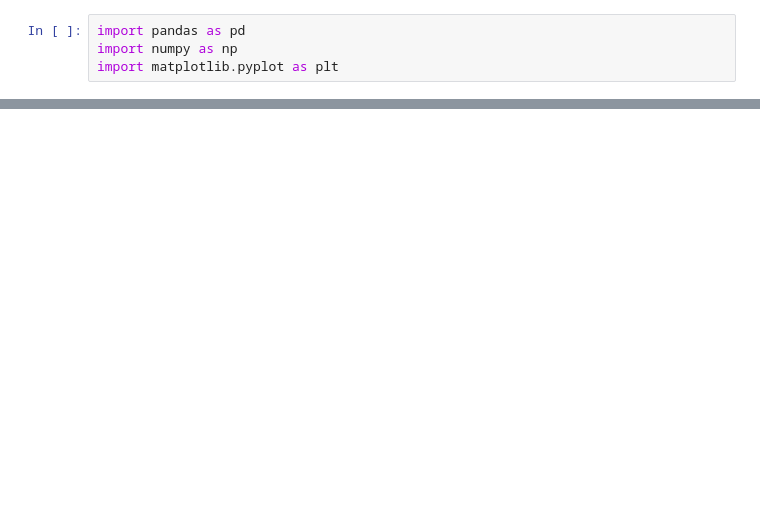
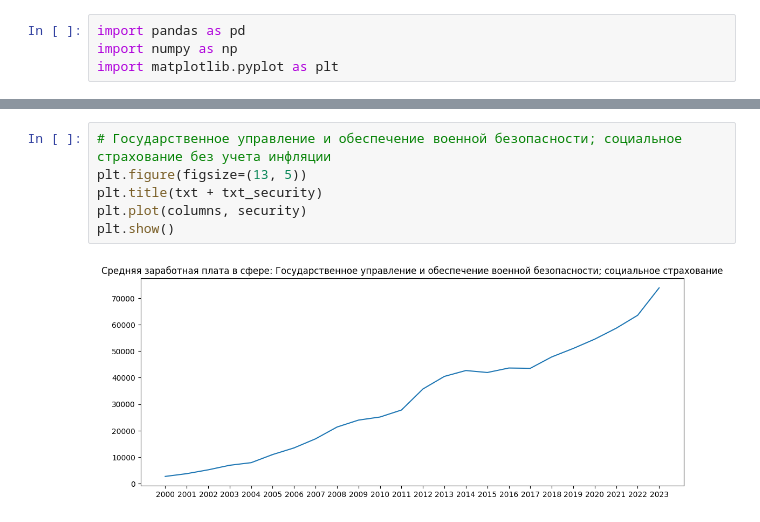
Before and after one commit to Borislove/salary-analysis-643-py, a Jupyter notebook: salary_analysis_643_py.ipynb, the cells around one changed output, grey strips where cells are left out. Saved outputs shown, nothing was run; the diff lists cells and outputs as text; blank space fills up the shorter version.

```diff
--- a/salary_analysis_643_py.ipynb
+++ b/salary_analysis_643_py.ipynb
@@ -132,0 +92,8 @@ plt.show()
+# %%
+# Государственное управление и обеспечение военной безопасности; социальное страхование без учета инфляции
+plt.figure(figsize=(13, 5))
+plt.title(txt + txt_security)
+plt.plot(columns, security)
+plt.show()
+# %% [output]
+[figure, added]
```
Also changed, not shown: parts of 26 cells of this notebook.
